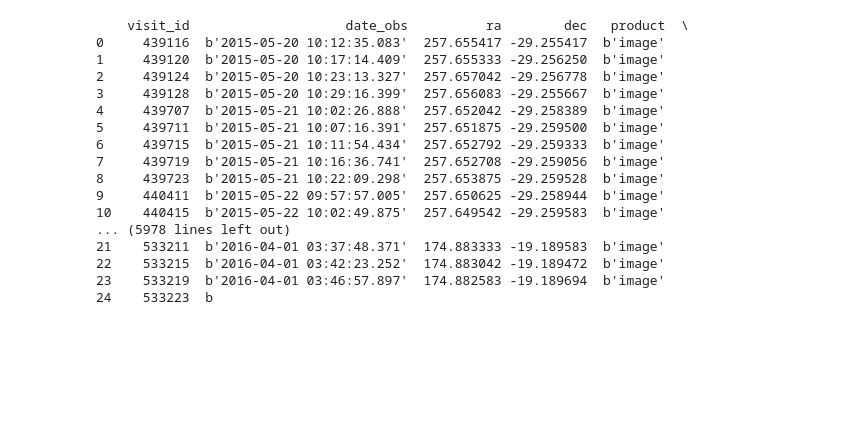
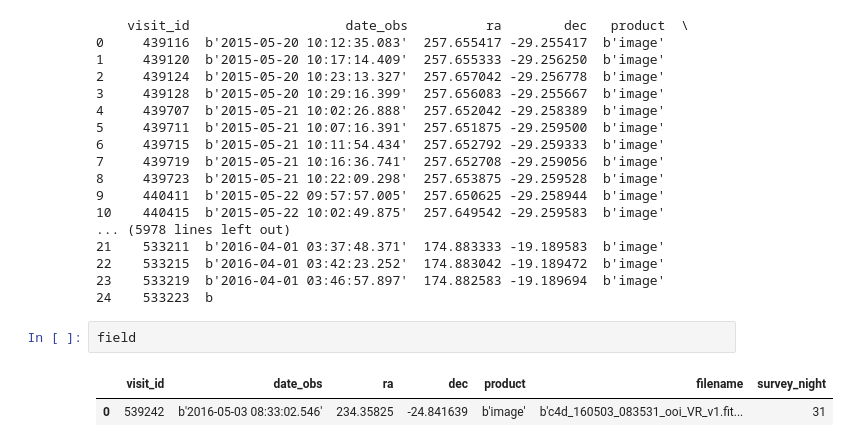
Before and after one commit to smotherh/KBMOD_paper2_data_preperation, a Jupyter notebook: pointing_metadata/NEO_Fields.ipynb, the cells around one changed output. Cells and saved outputs as stored; diff of their text form; blank space fills up the shorter version.

Commit message:
Added actual filename-on-disk field to the table.

```diff
--- a/pointing_metadata/NEO_Fields.ipynb
+++ b/pointing_metadata/NEO_Fields.ipynb
@@ -197,3 +197,8 @@ _=[print(field) for field in sorted_fields]
 22    533215  b'2016-04-01 03:42:23.252'  174.883042 -19.189472  b'image'
 23    533219  b'2016-04-01 03:46:57.897'  174.882583 -19.189694  b'image'
 24    533223  b
+# %%
+field
+# %% [output]
+|  | visit_id | date_obs | ra | dec | product | filename | survey_night |
+| 0 | 539242 | b'2016-05-03 08:33:02.546' | 234.35825 | -24.841639 | b'image' | b'c4d_160503_083531_ooi_VR_v1.fit... | 31 |
```
